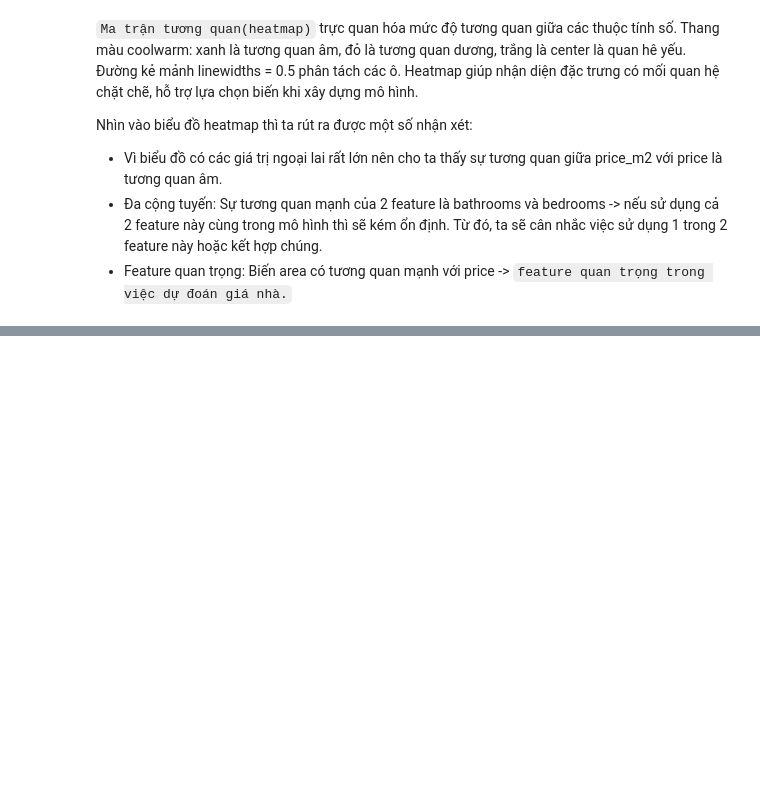
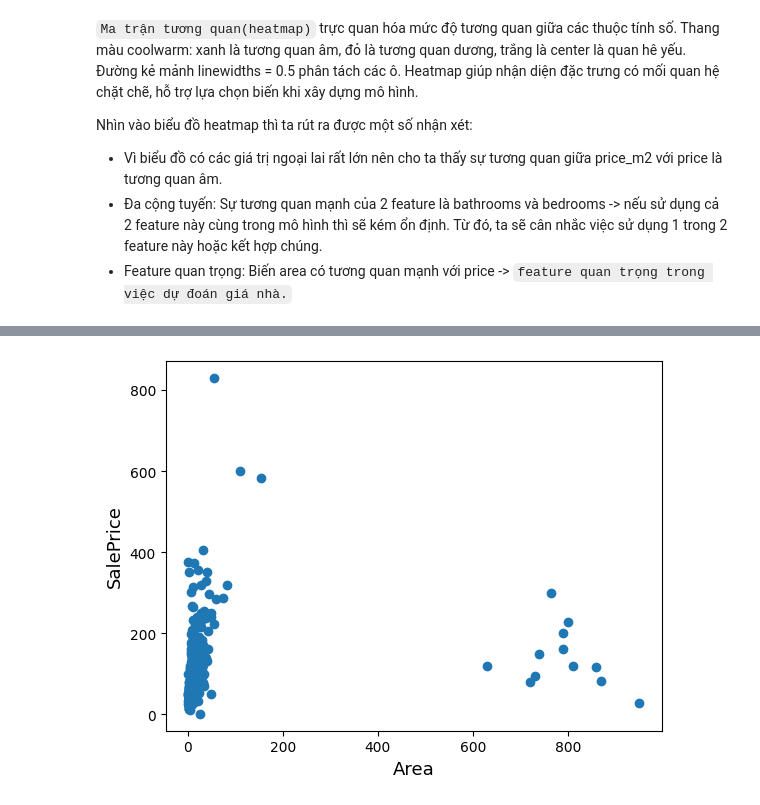
Before and after one commit to GrayNguyen-Data/HousePricePrediction, a Jupyter notebook: src/exploratory_data_analysis/EDA.ipynb, the cells around one changed output, grey strips where cells are left out. Drawn from its saved outputs; the diff is of its cells as text; code cells hidden in the pictures; blank space fills up the shorter version.

```diff
--- a/src/exploratory_data_analysis/EDA.ipynb
+++ b/src/exploratory_data_analysis/EDA.ipynb
@@ -338,0 +378,8 @@ Nhìn vào biểu đồ heatmap thì ta rút ra được một số nhận xét:
+# %%
+fig, ax = plt.subplots()
+ax.scatter(y = df['area'], x =df["price"])
+plt.ylabel("SalePrice", fontsize = 13)
+plt.xlabel('Area', fontsize = 13)
+plt.show()
+# %% [output]
+[figure, added]
```
Also changed, not shown: parts of 24 cells of this notebook, 2 other files.
